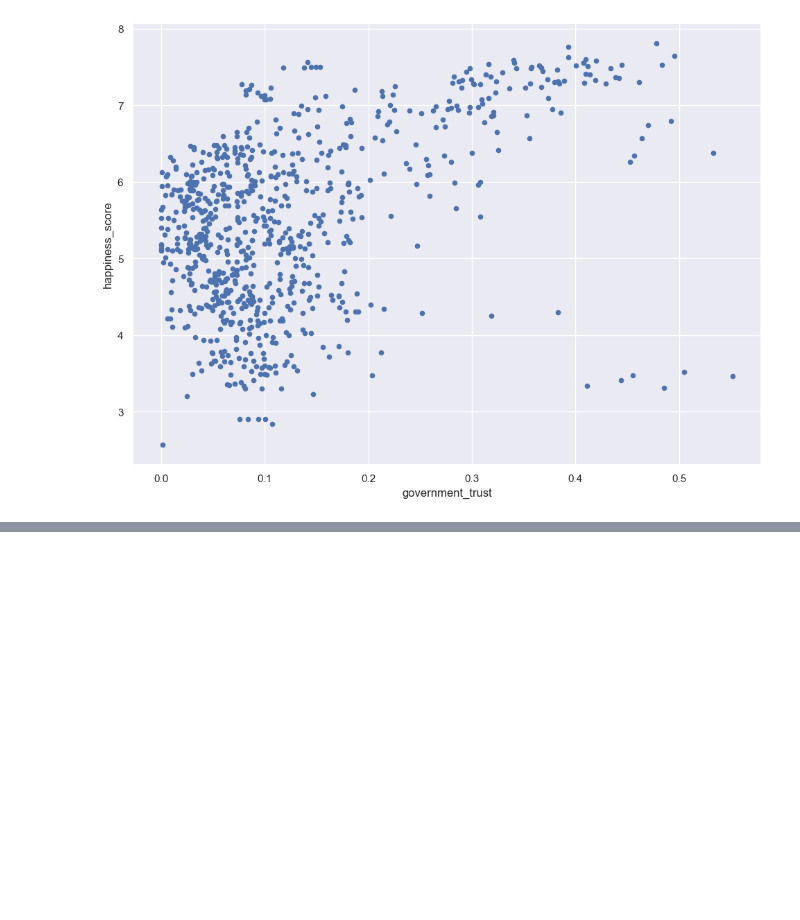
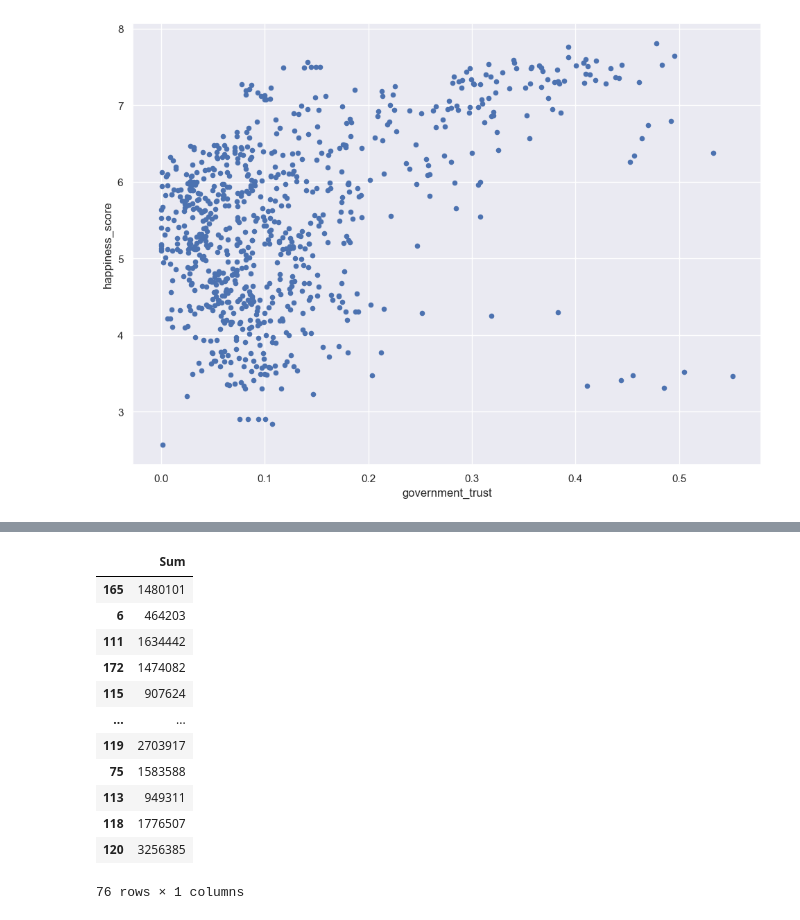
Before and after one commit to Eluminel/personal_ds_projects, a Jupyter notebook: correlation_and_regression/correlation_and_regression.ipynb, the cells around one changed output, grey strips where cells are left out. Cells and saved outputs as stored; diff of their text form; code cells hidden in the pictures; blank space fills up the shorter version.

```diff
--- a/correlation_and_regression/correlation_and_regression.ipynb
+++ b/correlation_and_regression/correlation_and_regression.ipynb
@@ -164,0 +176,2 @@ df.plot(kind='scatter', x='government_trust', y='happiness_score')
+# %%
+df_new = df[['Temperature', 'Sum']]
@@ -164,0 +265,16 @@ df.plot(kind='scatter', x='government_trust', y='happiness_score')
+# %%
+y_test
+# %% [output]
+|  | Sum |
+| 165 | 1480101 |
+| 6 | 464203 |
+| 111 | 1634442 |
+| 172 | 1474082 |
+| 115 | 907624 |
+| ... | ... |
+| 119 | 2703917 |
+| 75 | 1583588 |
+| 113 | 949311 |
+| 118 | 1776507 |
+| 120 | 3256385 |
+76 rows × 1 columns
```
Also changed, not shown: parts of 19 cells of this notebook.
